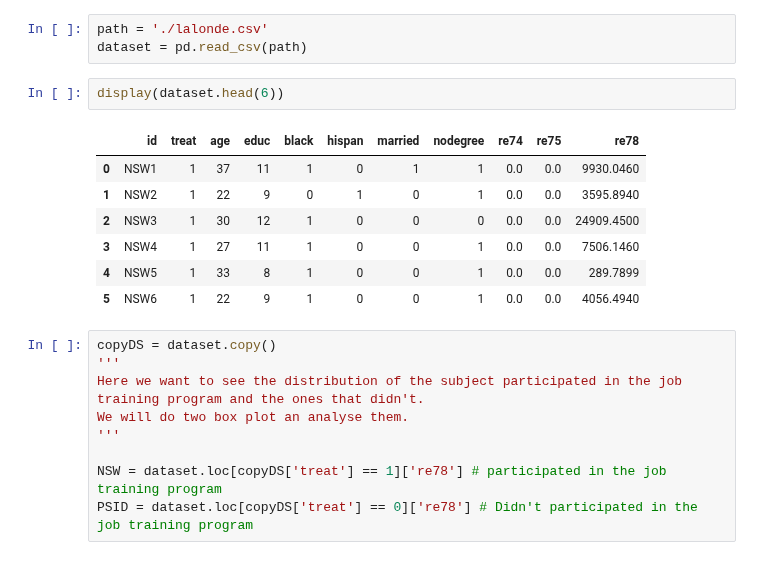
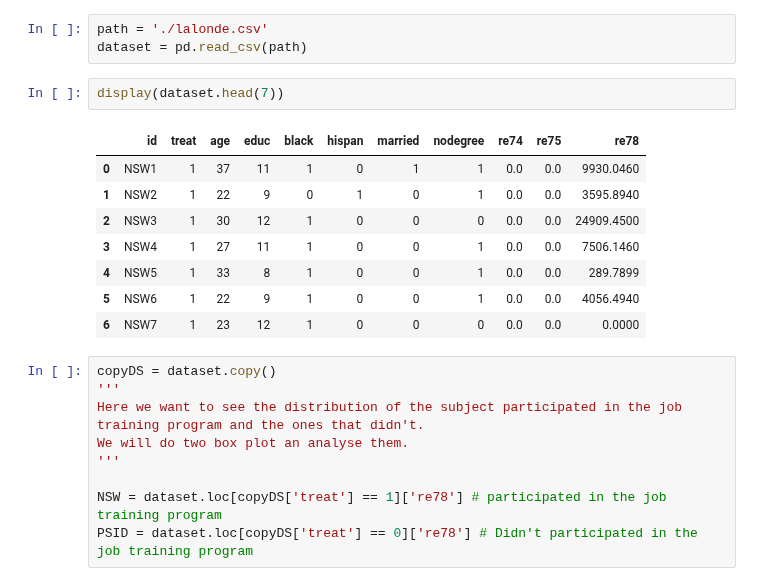
Before and after one commit to Babas10/ADA_JEX2017, a Jupyter notebook: HomeWork/04 - Applied ML/H4.ipynb, the cells around one changed output. Drawn from its saved outputs; the diff is of its cells as text.

```diff
--- a/HomeWork/04 - Applied ML/H4.ipynb
+++ b/HomeWork/04 - Applied ML/H4.ipynb
@@ -31,15 +31,16 @@ What might a naive "researcher" conclude from this superficial analysis?
 path = './lalonde.csv'
 dataset = pd.read_csv(path)
 # %%
-display(dataset.head(6))
+display(dataset.head(7))
 # %% [output]
 |  | id | treat | age | educ | black | hispan | married | nodegree | re74 | re75 | re78 |
 | 0 | NSW1 | 1 | 37 | 11 | 1 | 0 | 1 | 1 | 0.0 | 0.0 | 9930.0460 |
 | 1 | NSW2 | 1 | 22 | 9 | 0 | 1 | 0 | 1 | 0.0 | 0.0 | 3595.8940 |
 | 2 | NSW3 | 1 | 30 | 12 | 1 | 0 | 0 | 0 | 0.0 | 0.0 | 24909.4500 |
 | 3 | NSW4 | 1 | 27 | 11 | 1 | 0 | 0 | 1 | 0.0 | 0.0 | 7506.1460 |
 | 4 | NSW5 | 1 | 33 | 8 | 1 | 0 | 0 | 1 | 0.0 | 0.0 | 289.7899 |
 | 5 | NSW6 | 1 | 22 | 9 | 1 | 0 | 0 | 1 | 0.0 | 0.0 | 4056.4940 |
+| 6 | NSW7 | 1 | 23 | 12 | 1 | 0 | 0 | 0 | 0.0 | 0.0 | 0.0000 |
 # %%
 copyDS = dataset.copy()
 '''
```
Also changed, not shown: parts of 5 cells of this notebook.
